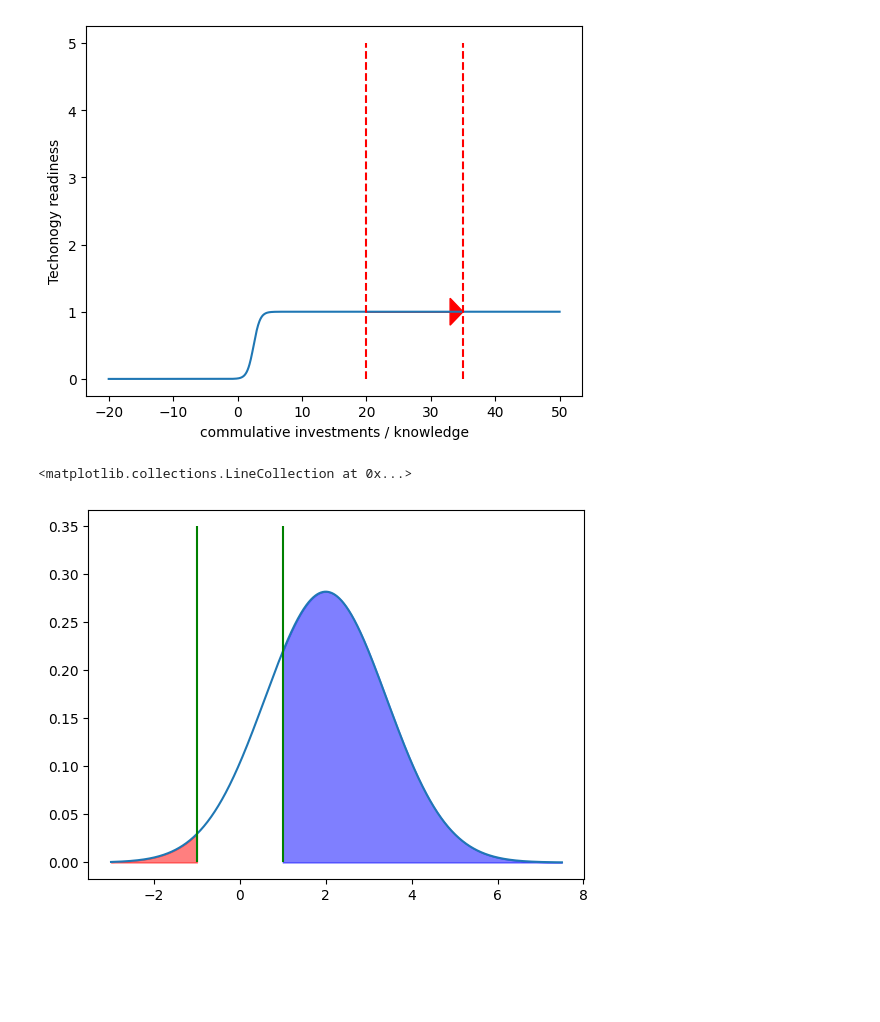
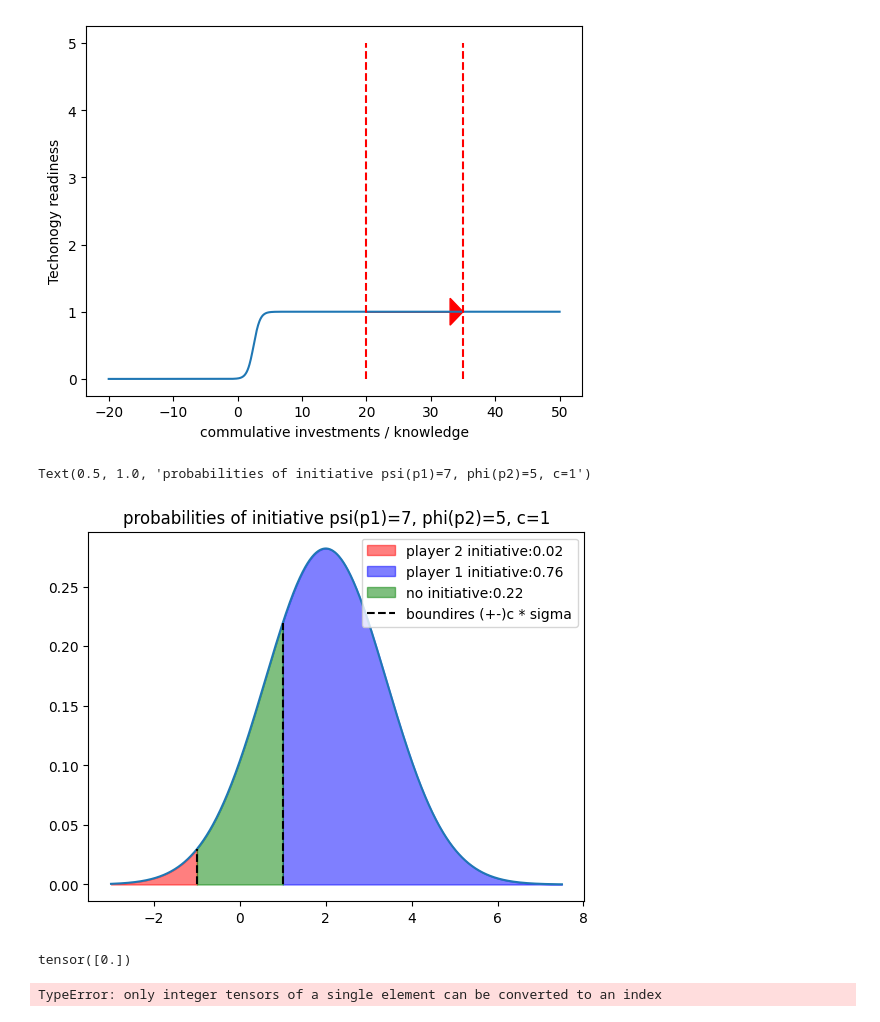
Before and after one commit to iRRe33-smk/exjobb, a Jupyter notebook: diverse/trlplots.ipynb, the cells around one changed output. Drawn from its saved outputs; the diff is of its cells as text; code cells hidden in the pictures; blank space fills up the shorter version.

```diff
--- a/diverse/trlplots.ipynb
+++ b/diverse/trlplots.ipynb
@@ -42,37 +42,62 @@ for S,a in StatAct:
 # %%
 #initaitve
 from scipy.stats import norm
 
 psi = 7
 phi = 5
 c = 1
 sigma = 1
 LOWER = -3
 UPPER = 7.5
 x = np.linspace(LOWER,UPPER,1000)
 dist = norm(loc=psi-phi,scale = np.sqrt(2)*sigma)
 y = dist.pdf(x)
 
 
 plt.plot(x,y)
-# plt.vlines(x=[psi-phi],ymin=0,ymax=.35, color="red")
 p1 = 1 - dist.cdf(sigma * c)
 p2 = dist.cdf(-sigma * c)
 p0 = 1 - p1 - p2
 
 lower_x = -sigma * c
 x_lower_shade = np.linspace(LOWER,lower_x,500)
 y_lower_shade = dist.pdf(x_lower_shade)
-plt.fill_between(x_lower_shade,y_lower_shade,alpha=.5,color="red")
+plt.fill_between(x_lower_shade,y_lower_shade,alpha=.5,color="red", label=f"player 2 initiative:{round(p2,2)}")
 
 upper_x = sigma * c
 x_upper_shade = np.linspace(upper_x,UPPER,750)
 y_upper_shade = dist.pdf(x_upper_shade)
-plt.fill_between(x_upper_shade,y_upper_shade, alpha = .5, color ="blue")
+plt.fill_between(x_upper_shade,y_upper_shade, alpha = .5, color ="blue", label=f"player 1 initiative:{round(p1,2)}")
 
-plt.vlines(x=[-1,1]*(sigma * c), ymin=0,ymax=.35, color="green")
+x_mid_shade = np.linspace(lower_x,upper_x,500)
+y_mid_shade = dist.pdf(x_mid_shade)
+plt.fill_between(x_mid_shade, y_mid_shade, color ="green", alpha = .5, label=f"no initiative:{round(p0,2)}")
 
-# print(p1,p2,p0)
+
+vlinex= [-1,1]*(sigma * c)
+plt.vlines(x=vlinex, ymin=[0,0],ymax=dist.pdf(vlinex), color="black", linestyle="--", label="boundires (+-)c * sigma")
+
+plt.legend()
+plt.title(f"probabilities of initiative psi(p1)={psi}, phi(p2)={phi}, c={c}")
 # %% [output]
-<matplotlib.collections.LineCollection at 0x...>
+Text(0.5, 1.0, 'probabilities of initiative psi(p1)=7, phi(p2)=5, c=1')
-[figure, old version]
+[figure, new version]
+# %%
+import torch
+class PseudoDistr():
+    def __init__(self, loc = 0, scale = 0 ):
+        self.loc = loc
+        self.scale = scale
+
+    def sample(self,num):
+        return torch.stack([self.loc]*num[0],0)
+
+    def cdf(self, val : torch.tensor):
+        return torch.tensor([0.0])
+
+dist = PseudoDistr(loc=5,scale=0)
+print(dist.cdf(torch.tensor( [0.0])))
+print(dist.sample(torch.tensor([1.0])))
+# %% [output]
+tensor([0.])
+TypeError: only integer tensors of a single element can be converted to an index
```
Also changed, not shown: 2 other files.
